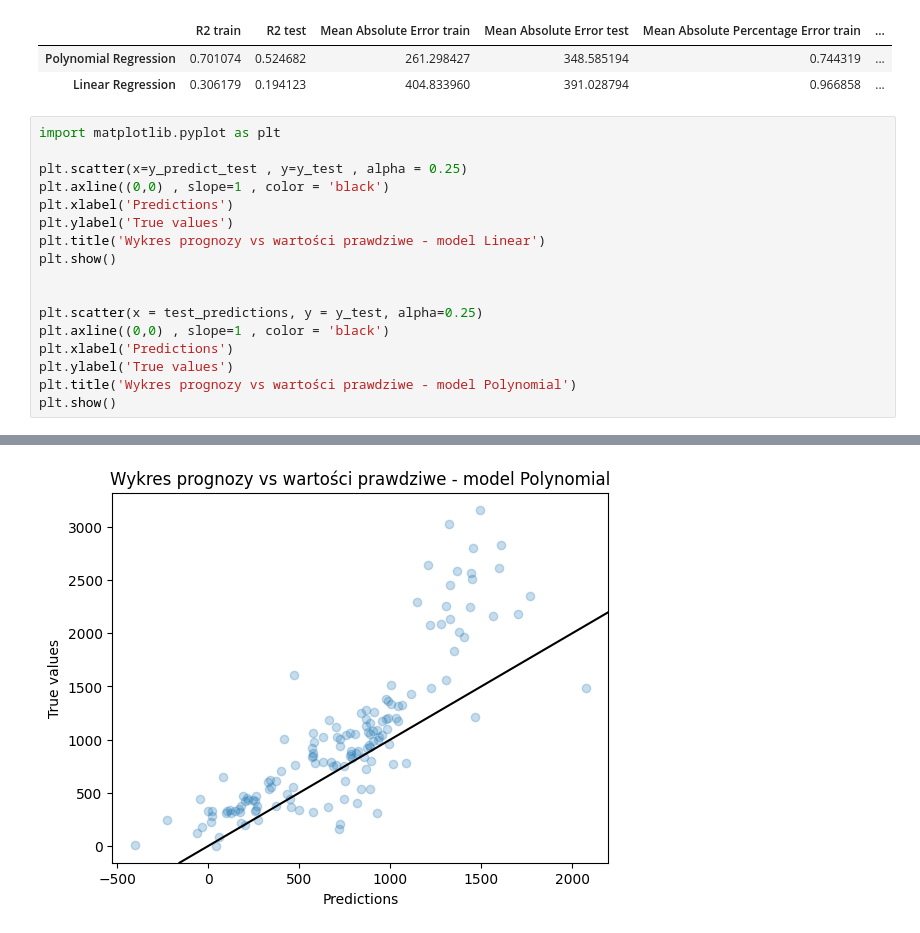
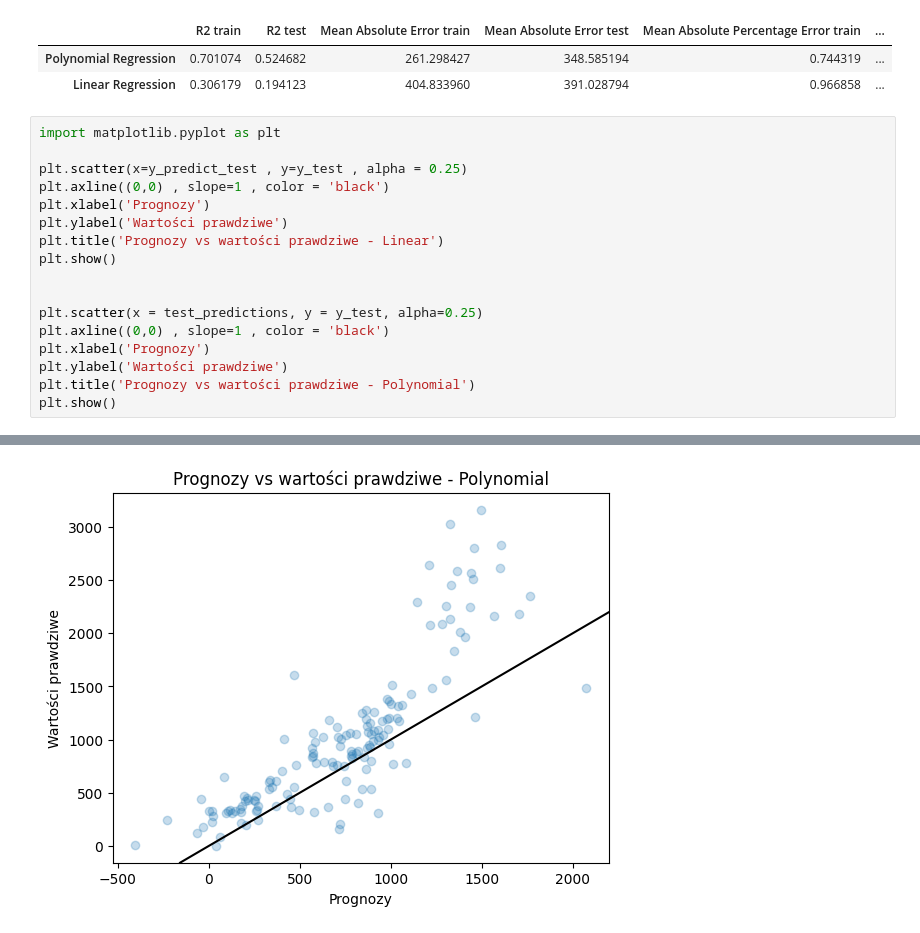
Before and after one commit to KenZooo11/m13.5, a Jupyter notebook: 13.5.ipynb, the cells around one changed output, grey strips where cells are left out. Cells and saved outputs as stored; diff of their text form.

```diff
--- a/13.5.ipynb
+++ b/13.5.ipynb
@@ -475,16 +475,16 @@ import matplotlib.pyplot as plt
 
 plt.scatter(x=y_predict_test , y=y_test , alpha = 0.25)
 plt.axline((0,0) , slope=1 , color = 'black')
-plt.xlabel('Predictions')
-plt.ylabel('True values')
-plt.title('Wykres prognozy vs wartości prawdziwe - model Linear')
+plt.xlabel('Prognozy')
+plt.ylabel('Wartości prawdziwe')
+plt.title('Prognozy vs wartości prawdziwe - Linear')
 plt.show()
 
 
 plt.scatter(x = test_predictions, y = y_test, alpha=0.25)
 plt.axline((0,0) , slope=1 , color = 'black')
-plt.xlabel('Predictions')
-plt.ylabel('True values')
-plt.title('Wykres prognozy vs wartości prawdziwe - model Polynomial')
+plt.xlabel('Prognozy')
+plt.ylabel('Wartości prawdziwe')
+plt.title('Prognozy vs wartości prawdziwe - Polynomial')
 plt.show()
 # %% [output]
@@ -492,4 +492,4 @@ plt.show()
-[figure, old version]
+[figure, new version]
 # %%
 errors = y_predict_test - y_test
 plt.scatter(x = y_test, y = errors, alpha=0.25)
```
Also changed, not shown: parts of 2 cells of this notebook.
